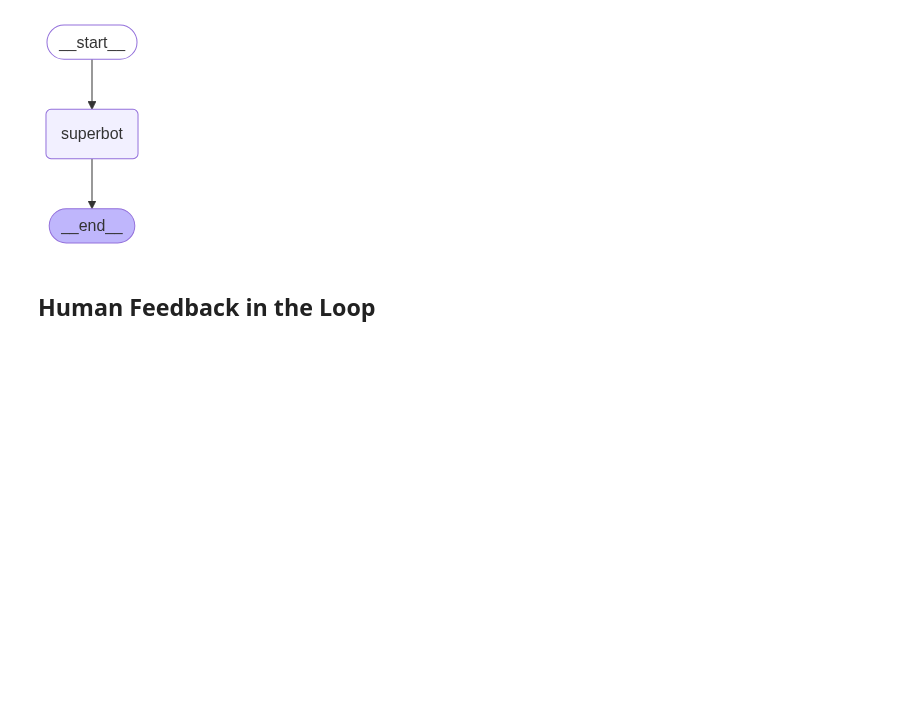
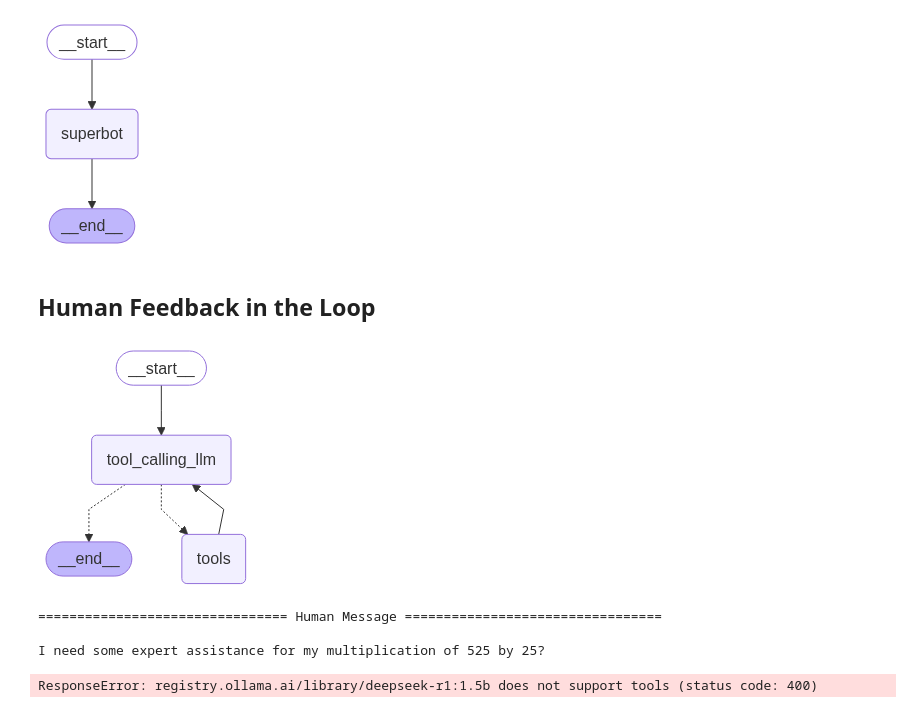
Before and after one commit to deyrahul95/Agentic-AI, a Jupyter notebook: NoteBooks/Streaming_ChatBot.ipynb, the cells around one changed output. Drawn from its saved outputs; the diff is of its cells as text; code cells hidden in the pictures; blank space fills up the shorter version.

Commit message:
Added Human feedback in the Loop

```diff
--- a/NoteBooks/Streaming_ChatBot.ipynb
+++ b/NoteBooks/Streaming_ChatBot.ipynb
@@ -80,32 +80,53 @@ def human_assistance(query:str) -> str:
 
 
 ## Multiply Tool
 @tool
 def multiply(a:int,b:int) -> int:
     """
     Multiple two numbers
 
     a: first int
     b: second int
 
     Retruns:
         int result of multiplication
     """
     return a*b
 
 tools = [multiply, human_assistance]
 llm_with_tools = llm.bind_tools(tools)
 
 ## Node definition
 def tool_calling_llm(state:State):
     return {"messages":[llm_with_tools.invoke(state["messages"])]}
 
 ## Graph
 builder=StateGraph(State)
 builder.add_node("tool_calling_llm", tool_calling_llm)
 builder.add_node("tools",ToolNode(tools))
 
 ## Add Edges
+builder.add_conditional_edges("tool_calling_llm", tools_condition)
+
+builder.add_edge("tools", "tool_calling_llm")
 builder.add_edge(START, "tool_calling_llm")
-builder.add_conditional_edges("tool_calling_llm",tools_condition)
-builder.add_edge("tools",END)
+
+graph = builder.compile(checkpointer=memory)
+graph
+# %% [output]
+[figure, added]
+# %%
+user_input = "I need some expert assistance for my multiplication of 525 by 25?"
+config={"configurable":{"thread_id":"1"}}
+
+events = graph.stream({"messages":user_input},
+                      config,
+                      stream_mode="values")
+for event in events:
+    if "messages" in event:
+        event["messages"][-1].pretty_print()
+# %% [output]
+================================ Human Message =================================
+
+I need some expert assistance for my multiplication of 525 by 25?
+ResponseError: registry.ollama.ai/library/deepseek-r1:1.5b does not support tools (status code: 400)
```
Also changed, not shown: 1 other file.
